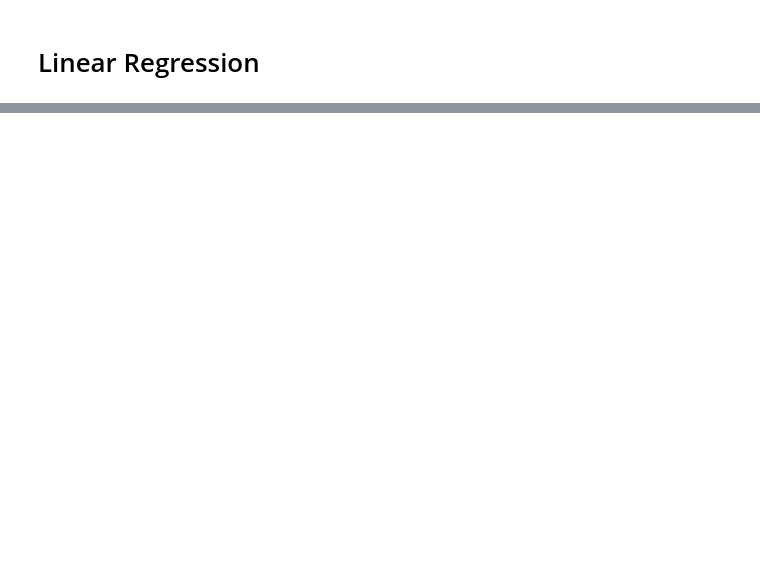
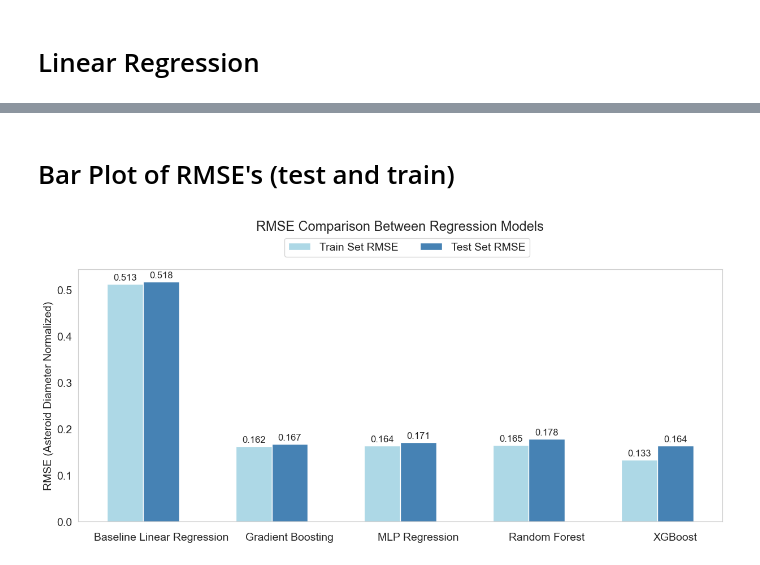
Before and after one commit to raghavSharmaCode/512-project-group-24, a Jupyter notebook: code/models_lasso_features.ipynb, the cells around one changed output, grey strips where cells are left out. Saved outputs shown, nothing was run; the diff lists cells and outputs as text; code cells hidden in the pictures; blank space fills up the shorter version.

Commit message:
train and test rmse plot updated

```diff
--- a/code/models_lasso_features.ipynb
+++ b/code/models_lasso_features.ipynb
@@ -166,0 +203,69 @@ RMSE:  0.51771485962695
+# %% [markdown]
+# Bar Plot of RMSE's (test and train)
+# %%
+models = ['Baseline Linear Regression', 'MLP Regression', 'Gradient Boosting', 'XGBoost', 'Random Forest', 'Baseline Linear Regression', 'MLP Regression', 'Gradient Boosting', 'XGBoost', 'Random Forest']
+#test_rmse = [0.518, 0.171, 0.167, 0.164, 0.178]
+#train_rmse = [0.513, 0.164, 0.162, 0.133, 0.165]
+rmse = [0.518, 0.171, 0.167, 0.164, 0.178, 0.513, 0.164, 0.162, 0.133, 0.165]
+train_test = ['Test', 'Test', 'Test', 'Test', 'Test', 'Train', 'Train', 'Train', 'Train', 'Train']
+
+df_rmse = pd.DataFrame({'models': models, 'rmse': rmse, 'train_test': train_test})
+
+#reshape df from long to wide
+df_rmse = df_rmse.pivot(index='models', columns='train_test', values='rmse')
+df_rmse = df_rmse.reset_index()
+
+#compute data array for plotting
+labels = df_rmse['models']
+category1 = df_rmse['Train']
+category2 = df_rmse['Test']
+
+#set x-axis ticks label location
+x = np.arange(len(labels))
+
+#set bar width
+width = 0.28
+
+#plot the chart
+fig, ax = plt.subplots(figsize=(12, 6))
+rects1 = ax.bar(x - width, category1, width, edgecolor='white', label='Train Set RMSE', color='lightblue')
+rects2 = ax.bar(x, category2, width, edgecolor='white', label='Test Set RMSE', color='steelblue')
+
+#set chart title
+ax.set_title('RMSE Comparison Between Regression Models', pad=50, fontsize=17)
+
+#set x-axis tick and label and center it
+ax.set_xticks(x, labels, fontsize=14, ha='center')
+
+# shift x-axis ticks left
+
+ax.tick_params(axis='x', =10)
+
+#set chart legend and increase font size
+ax.legend(loc=(0.32,1.05), ncol=2, fontsize=14)
+
+# set formatted data label
+ax.bar_label(rects1, labels=[x for x in rects1.datavalues], padding=3, size=12)
+ax.bar_label(rects2, labels=[x for x in rects2.datavalues], padding=3, size=12)
+
+#adjust chart margin and layout
+fig.tight_layout()
+
+# add y-axis label
+
+ax.set_ylabel('RMSE (Asteroid Diameter Normalized)', fontsize=14)
+
+# increase y-axis tick label size
+
+ax.tick_params(axis='y', labelsize=14)
+
+# remove grid lines for x-axis only
+
+ax.grid(False)
+
+#show chart
+plt.show()
+
+#plt.savefig('rmse_comparison.png', dpi=300)
+# %% [output]
+[figure, added]
```
Also changed, not shown: parts of 4 cells of this notebook, 1 other file.
